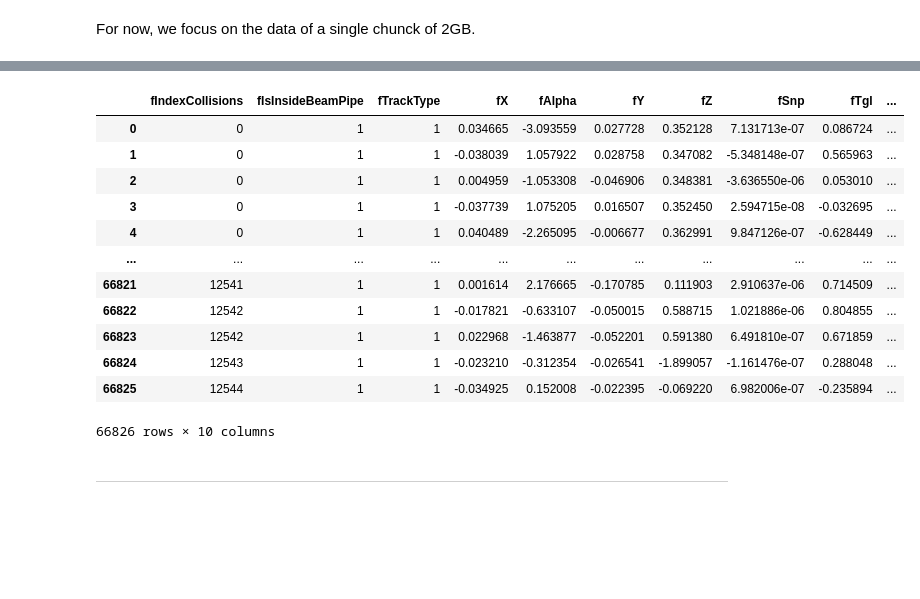
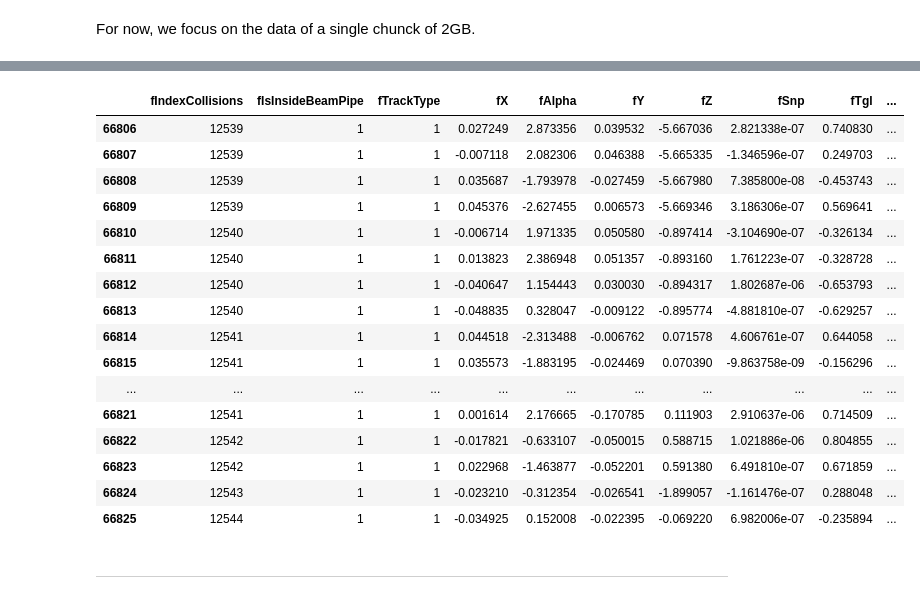
Before and after one commit to LeoPi314/LCPB_Project, a Jupyter notebook: find_D0.ipynb, the cells around one changed output, grey strips where cells are left out. Saved outputs shown, nothing was run; the diff lists cells and outputs as text; code cells hidden in the pictures; blank space fills up the shorter version.

```diff
--- a/find_D0.ipynb
+++ b/find_D0.ipynb
@@ -56,21 +56,26 @@ file.classnames()
 # file["DF_2298181510431936/O2filtertrackextr"].show()
 # %%
 # debug
-file["DF_2298181510431936/O2filtertrack"].arrays(library="pd")
+df_test = file["DF_2298181510431936/O2filtertrack"].arrays(library="pd")
+df_test.tail(20)
 # %% [output]
 |  | fIndexCollisions | fIsInsideBeamPipe | fTrackType | fX | fAlpha | fY | fZ | fSnp | fTgl | ... |
-| 0 | 0 | 1 | 1 | 0.034665 | -3.093559 | 0.027728 | 0.352128 | 7.131713e-07 | 0.086724 | ... |
-| 1 | 0 | 1 | 1 | -0.038039 | 1.057922 | 0.028758 | 0.347082 | -5.348148e-07 | 0.565963 | ... |
-| 2 | 0 | 1 | 1 | 0.004959 | -1.053308 | -0.046906 | 0.348381 | -3.636550e-06 | 0.053010 | ... |
-| 3 | 0 | 1 | 1 | -0.037739 | 1.075205 | 0.016507 | 0.352450 | 2.594715e-08 | -0.032695 | ... |
-| 4 | 0 | 1 | 1 | 0.040489 | -2.265095 | -0.006677 | 0.362991 | 9.847126e-07 | -0.628449 | ... |
+| 66806 | 12539 | 1 | 1 | 0.027249 | 2.873356 | 0.039532 | -5.667036 | 2.821338e-07 | 0.740830 | ... |
+| 66807 | 12539 | 1 | 1 | -0.007118 | 2.082306 | 0.046388 | -5.665335 | -1.346596e-07 | 0.249703 | ... |
+| 66808 | 12539 | 1 | 1 | 0.035687 | -1.793978 | -0.027459 | -5.667980 | 7.385800e-08 | -0.453743 | ... |
+| 66809 | 12539 | 1 | 1 | 0.045376 | -2.627455 | 0.006573 | -5.669346 | 3.186306e-07 | 0.569641 | ... |
+| 66810 | 12540 | 1 | 1 | -0.006714 | 1.971335 | 0.050580 | -0.897414 | -3.104690e-07 | -0.326134 | ... |
+| 66811 | 12540 | 1 | 1 | 0.013823 | 2.386948 | 0.051357 | -0.893160 | 1.761223e-07 | -0.328728 | ... |
+| 66812 | 12540 | 1 | 1 | -0.040647 | 1.154443 | 0.030030 | -0.894317 | 1.802687e-06 | -0.653793 | ... |
+| 66813 | 12540 | 1 | 1 | -0.048835 | 0.328047 | -0.009122 | -0.895774 | -4.881810e-07 | -0.629257 | ... |
+| 66814 | 12541 | 1 | 1 | 0.044518 | -2.313488 | -0.006762 | 0.071578 | 4.606761e-07 | 0.644058 | ... |
+| 66815 | 12541 | 1 | 1 | 0.035573 | -1.883195 | -0.024469 | 0.070390 | -9.863758e-09 | -0.156296 | ... |
 | ... | ... | ... | ... | ... | ... | ... | ... | ... | ... | ... |
 | 66821 | 12541 | 1 | 1 | 0.001614 | 2.176665 | -0.170785 | 0.111903 | 2.910637e-06 | 0.714509 | ... |
 | 66822 | 12542 | 1 | 1 | -0.017821 | -0.633107 | -0.050015 | 0.588715 | 1.021886e-06 | 0.804855 | ... |
 | 66823 | 12542 | 1 | 1 | 0.022968 | -1.463877 | -0.052201 | 0.591380 | 6.491810e-07 | 0.671859 | ... |
 | 66824 | 12543 | 1 | 1 | -0.023210 | -0.312354 | -0.026541 | -1.899057 | -1.161476e-07 | 0.288048 | ... |
 | 66825 | 12544 | 1 | 1 | -0.034925 | 0.152008 | -0.022395 | -0.069220 | 6.982006e-07 | -0.235894 | ... |
-66826 rows × 10 columns
 # %% [markdown]
 ---
 # %% [markdown]
```
Also changed, not shown: parts of 27 cells of this notebook.
